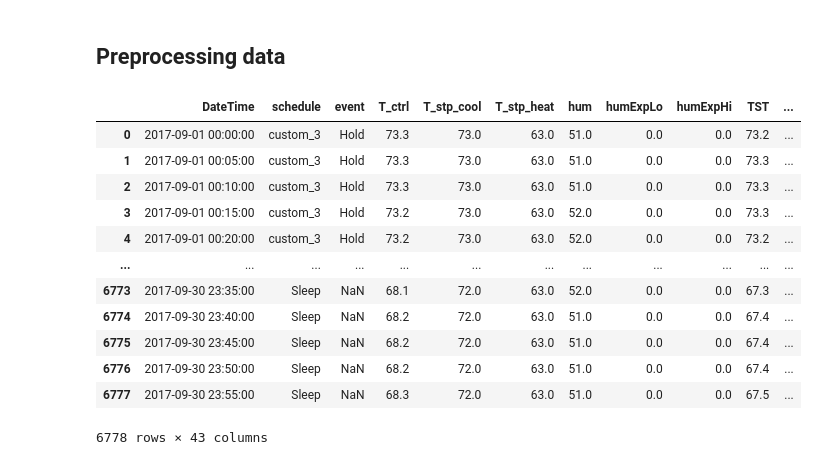
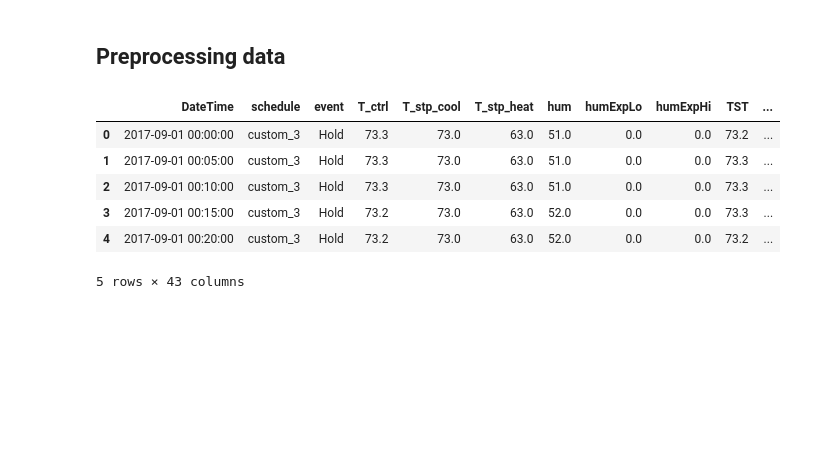
Before and after one commit to NEU-ABLE-LAB/Build_OBM, a Jupyter notebook: tests.ipynb, the cells around one changed output. Saved outputs shown, nothing was run; the diff lists cells and outputs as text; code cells hidden in the pictures; blank space fills up the shorter version.

```diff
--- a/tests.ipynb
+++ b/tests.ipynb
@@ -35,29 +35,24 @@ varInfo = { 'Header in CSV':['Unnamed: 0', 'Event','Humidity', 'HumidityExpected
 df_var = pd.DataFrame.from_dict(varInfo)
 df_var.set_index('Header in CSV',inplace=True)
 columns2replace = df_var['VariableName'].to_dict()
 df = df.rename(columns=columns2replace)
 
 # Add motion column that aggregates all motion data into a boolean value
 def agg_motion(columns,row):
     return row[columns].any()
 
 motion_colmns =[x for x in df.columns if 'Mo' in x]
 df['mo'] = df.apply(lambda row: agg_motion(motion_colmns,row), axis=1)
 # Change string series to datetime series
 df['DateTime'] = pd.to_datetime(df['DateTime'])
 df['schedule'] = df['schedule'].astype("category")
 df['event'] = df['event'].astype("category")
+df.head()
 # %% [output]
 |  | DateTime | schedule | event | T_ctrl | T_stp_cool | T_stp_heat | hum | humExpLo | humExpHi | TST | ... |
 | 0 | 2017-09-01 00:00:00 | custom_3 | Hold | 73.3 | 73.0 | 63.0 | 51.0 | 0.0 | 0.0 | 73.2 | ... |
 | 1 | 2017-09-01 00:05:00 | custom_3 | Hold | 73.3 | 73.0 | 63.0 | 51.0 | 0.0 | 0.0 | 73.3 | ... |
 | 2 | 2017-09-01 00:10:00 | custom_3 | Hold | 73.3 | 73.0 | 63.0 | 51.0 | 0.0 | 0.0 | 73.3 | ... |
 | 3 | 2017-09-01 00:15:00 | custom_3 | Hold | 73.2 | 73.0 | 63.0 | 52.0 | 0.0 | 0.0 | 73.3 | ... |
 | 4 | 2017-09-01 00:20:00 | custom_3 | Hold | 73.2 | 73.0 | 63.0 | 52.0 | 0.0 | 0.0 | 73.2 | ... |
-| ... | ... | ... | ... | ... | ... | ... | ... | ... | ... | ... | ... |
-| 6773 | 2017-09-30 23:35:00 | Sleep | NaN | 68.1 | 72.0 | 63.0 | 52.0 | 0.0 | 0.0 | 67.3 | ... |
-| 6774 | 2017-09-30 23:40:00 | Sleep | NaN | 68.2 | 72.0 | 63.0 | 51.0 | 0.0 | 0.0 | 67.4 | ... |
-| 6775 | 2017-09-30 23:45:00 | Sleep | NaN | 68.2 | 72.0 | 63.0 | 51.0 | 0.0 | 0.0 | 67.4 | ... |
-| 6776 | 2017-09-30 23:50:00 | Sleep | NaN | 68.2 | 72.0 | 63.0 | 51.0 | 0.0 | 0.0 | 67.4 | ... |
-| 6777 | 2017-09-30 23:55:00 | Sleep | NaN | 68.3 | 72.0 | 63.0 | 51.0 | 0.0 | 0.0 | 67.5 | ... |
-6778 rows × 43 columns
+5 rows × 43 columns
```
Also changed, not shown: parts of 5 cells of this notebook, 1 other file.
